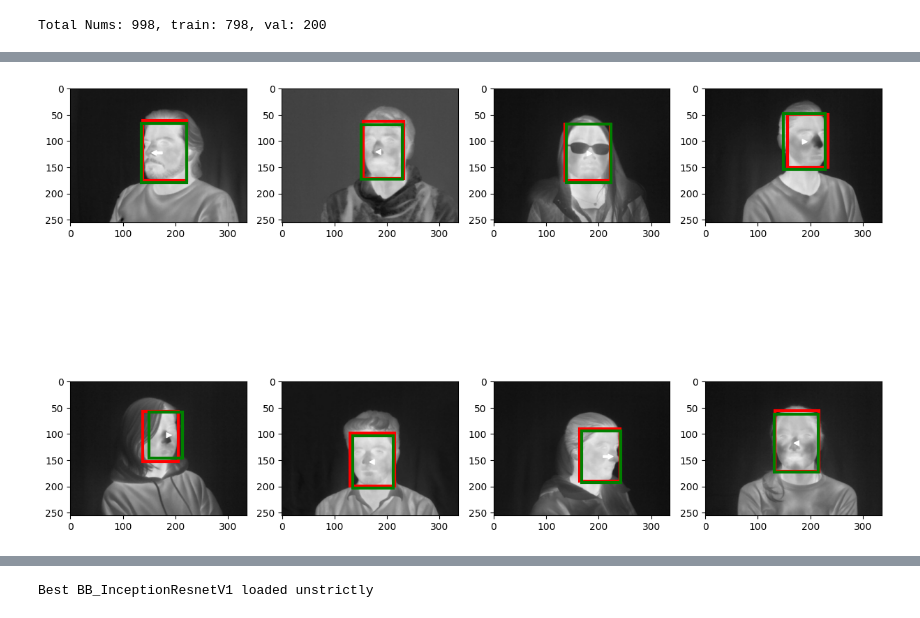
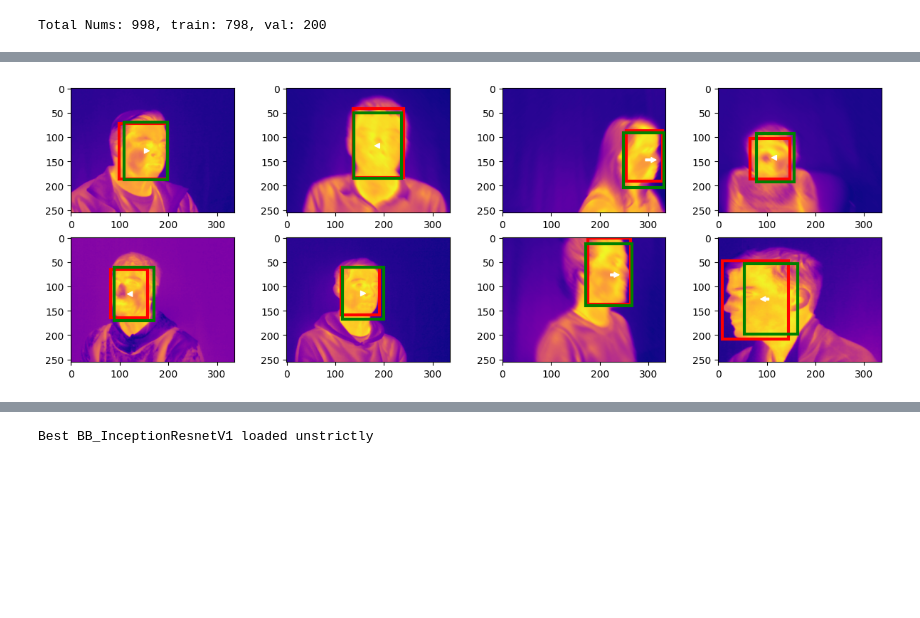
Before and after one commit to MaxFeucht/Brise, a Jupyter notebook: thermal_finetuning.ipynb, the cells around one changed output, grey strips where cells are left out. Saved outputs shown, nothing was run; the diff lists cells and outputs as text; code cells hidden in the pictures; blank space fills up the shorter version.

```diff
--- a/thermal_finetuning.ipynb
+++ b/thermal_finetuning.ipynb
@@ -28,10 +28,10 @@ Running on device: cuda:0
 # %%
 batch_size = 8
 lr = 0.05
-epochs = 500
-train_augment = False
+epochs = 200
+train_augment = True
 val_augment = False
-augment = "augment" if val_augment else ""
+augment = "augment" if train_augment else ""
 # %%
 class BB_InceptionResnetV1(InceptionResnetV1):
     def __init__(self, bb = True, orient = True, *args, **kwargs):
@@ -284,8 +284,8 @@ augmenters = [random_crop,
             crop_and_mirror_and_motion_blur]
 
 # Combine augmented datasets to one super set
-TrainAugDataset = tufts_a
-ValAugDataset = tufts_e
+TrainAugDataset = train
+ValAugDataset = val
 
 def rectangle_from_coords(box, color='red'):
     box = np.array(box, dtype=np.float32)
@@ -342,11 +342,12 @@ model.to(device)
 optimizer = torch.optim.Adam(model.parameters(), lr=lr)
 scheduler = torch.optim.lr_scheduler.StepLR(optimizer, step_size=20, gamma=0.5)
 
-best_loss = 1 if not 'best_loss' in globals() else best_loss # Only assign new value to best_loss if its not defined
+best_loss = 10
+best_loss = 10 if not 'best_loss' in globals() else best_loss # Only assign new value to best_loss if its not defined
 
 for e in tqdm(range(epochs), total = epochs):
 
-    for mode in ["train", "eval"]:
+    for mode in ["train"]:
 
         # Decide on DataLoader
         train_loader = aug_train_loader if train_augment else train_loader
@@ -373,7 +374,7 @@ for e in tqdm(range(epochs), total = epochs):
           loss = bb_loss/5 + orient_loss if orient else bb_loss
 
           if mode == "train":
-            loss.backward()#
+            loss.backward()
             optimizer.step()
 
           running_loss += loss
@@ -384,10 +385,12 @@ for e in tqdm(range(epochs), total = epochs):
         epoch_bb = running_bb / len(tufts_a)
         epoch_orient = running_orient / len(tufts_a)
 
+        scheduler.step()
+
         if e % 10 == 0:
             print(f"Epoch {e} {mode} - {epoch_loss}, with BBox Loss of {epoch_bb} and Orient Loss of {epoch_orient}")
 
-        if mode == "eval" and epoch_loss < best_loss:
+        if epoch_loss < best_loss:
             best_loss = epoch_loss
             torch.save(model.state_dict(), best_model_params_path)
             print(f'New best {model.__class__.__name__} saved')
@@ -409,7 +422,7 @@ def show_img_w_box(img, bb_true, bb_pred = None, orient = True, orient_pred = No
     if device != "cpu":
         img, bb_true = img.cpu(), bb_true.cpu()
 
-    plt.imshow(img.permute(1,2,0))
+    plt.imshow(img.permute(1,2,0)[:,:,0], cmap = "plasma")
     plt.gca().add_patch(rectangle_from_coords(bb_true))
 
     if bb_pred is not None:
@@ -426,10 +439,10 @@ def show_img_w_box(img, bb_true, bb_pred = None, orient = True, orient_pred = No
         plt.gca().add_patch(mpatches.FancyArrowPatch((midpoint_x, midpoint_y), (int(midpoint_x - (orient_pred * 30)), midpoint_y), color = "white", mutation_scale =  10))
 # %%
 
-plt.figure(figsize=(15,10))
+plt.figure(figsize=(15,5))
 for i in range(batch_size):
     plt.subplot(int(batch_size // 4), 4, i+1)
     show_img_w_box(img[i], bbox_true[i], bbox_pred[i], orient_pred = orient_pred[i])
 # %% [output]
-[figure, old version]
+[figure, new version]
 # %%
```
Also changed, not shown: parts of 4 cells of this notebook.
